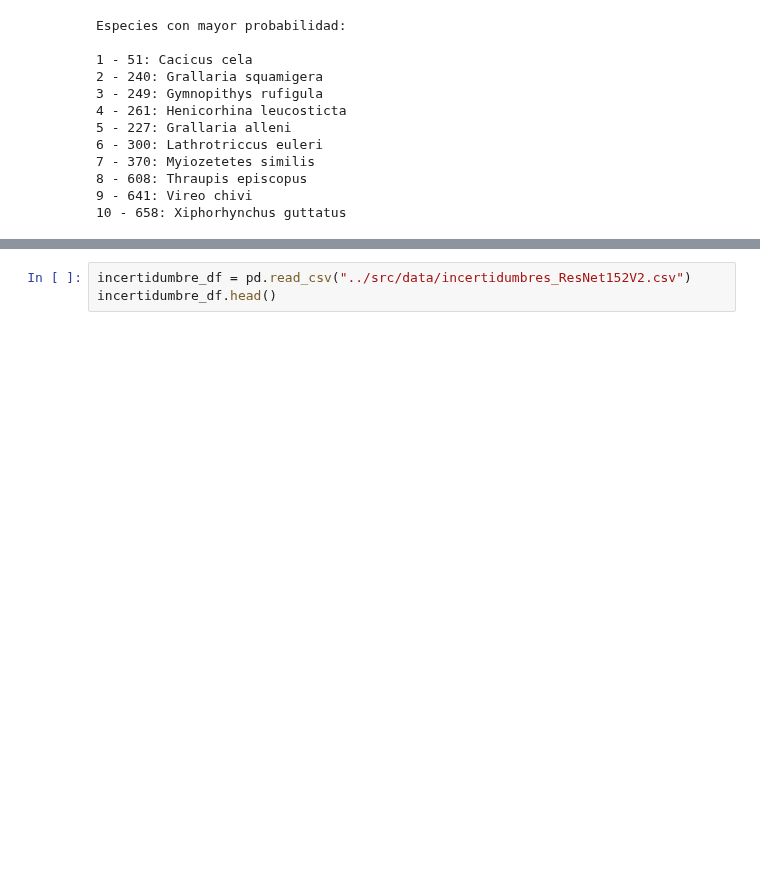
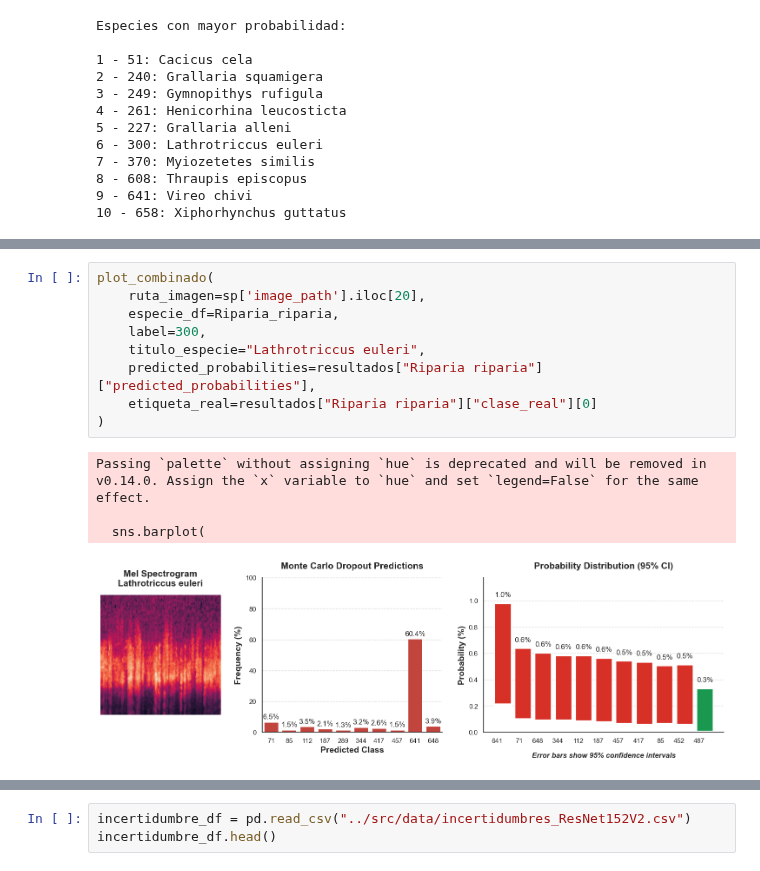
Before and after one commit to camiloacp/The-Evolutionary-Structure-of-Acoustic-Learnability-A-Deep-Learning-Approach-to-Neotropical-Birdsong, a Jupyter notebook: notebooks/11_Incertidumbres.ipynb, the cells around one changed output, grey strips where cells are left out. Cells and saved outputs as stored; diff of their text form; blank space fills up the shorter version.

```diff
--- a/notebooks/11_Incertidumbres.ipynb
+++ b/notebooks/11_Incertidumbres.ipynb
@@ -472,0 +528,14 @@ Especies con mayor probabilidad:
+# %%
+plot_combinado(
+    ruta_imagen=sp['image_path'].iloc[20],
+    especie_df=Riparia_riparia,
+    label=300,
+    titulo_especie="Lathrotriccus euleri",
+    predicted_probabilities=resultados["Riparia riparia"]["predicted_probabilities"],
+    etiqueta_real=resultados["Riparia riparia"]["clase_real"][0]
+)
+# %% [output]
+Passing `palette` without assigning `hue` is deprecated and will be removed in v0.14.0. Assign the `x` variable to `hue` and set `legend=False` for the same effect.
+
+  sns.barplot(
+[figure, added]
```
Also changed, not shown: parts of 9 cells of this notebook.
